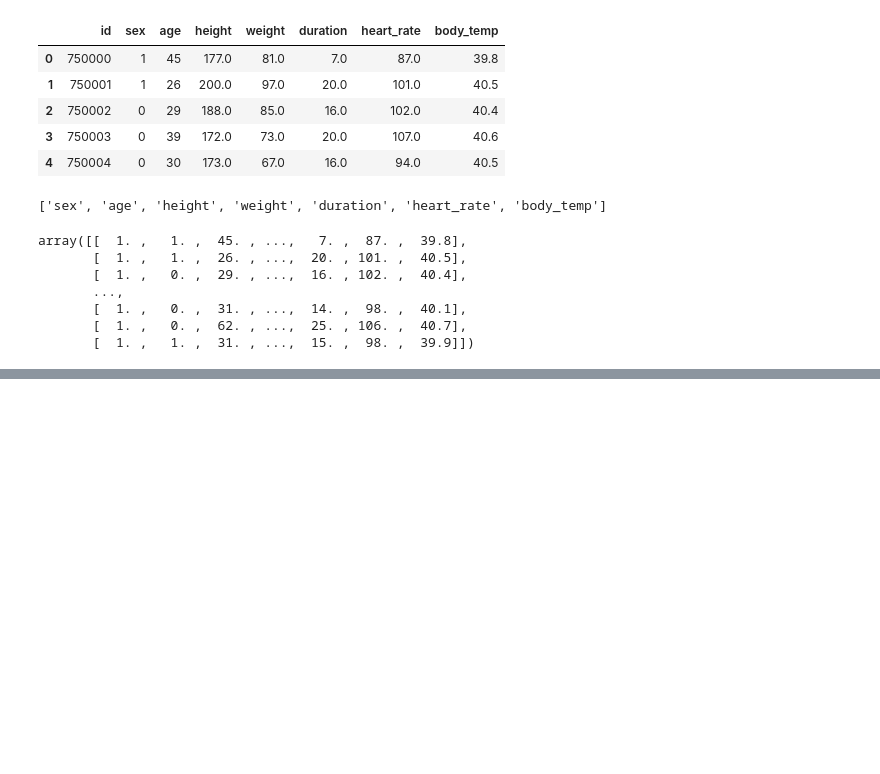
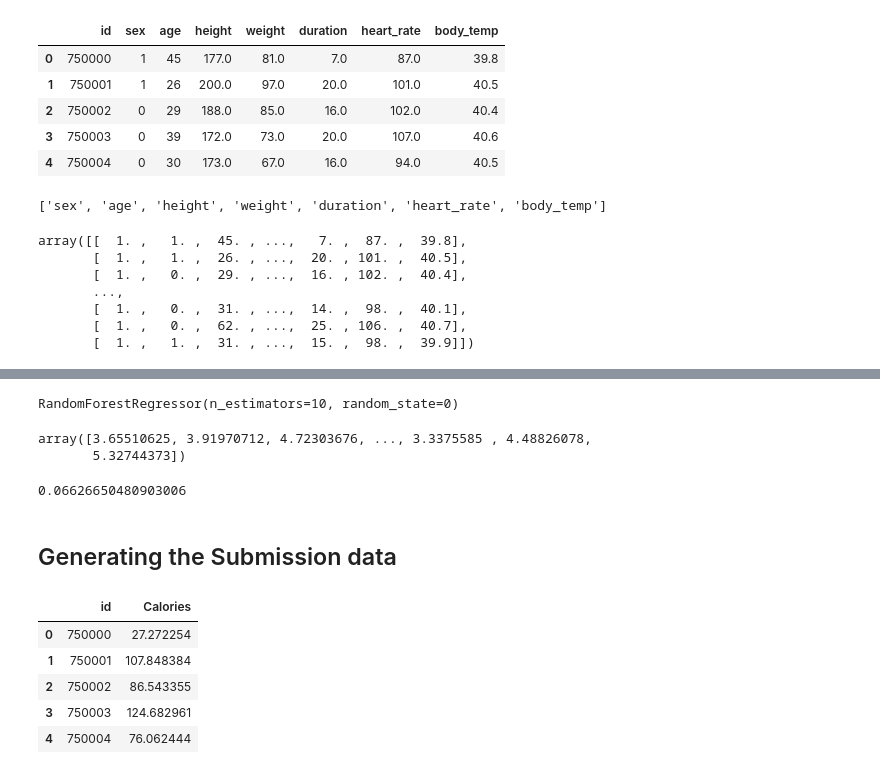
Before and after one commit to ten-jampa/kaggle_competitions, a Jupyter notebook: calorie-predictor.ipynb, the cells around one changed output, grey strips where cells are left out. Cells and saved outputs as stored; diff of their text form; code cells hidden in the pictures; blank space fills up the shorter version.

Commit message:
Kaggle Notebook | Calorie_predictor | Version 10

```diff
--- a/calorie-predictor.ipynb
+++ b/calorie-predictor.ipynb
@@ -520,0 +625,48 @@ df_sub.to_csv('submission.csv', index=False)
+# %%
+from sklearn.ensemble import RandomForestRegressor
+
+rf_model = RandomForestRegressor(n_estimators=10, random_state=0)
+# %%
+rf_model.fit(X_train, y_train)
+# %% [output]
+RandomForestRegressor(n_estimators=10, random_state=0)
+# %%
+y_pred_log_rf = rf_model.predict(X_val)
+y_pred_log_rf
+# %% [output]
+array([3.65510625, 3.91970712, 4.72303676, ..., 3.3375585 , 4.48826078,
+       5.32744373])
+# %%
+print(get_RMSLE(y_test, X_test, rf_model))
+# %% [output]
+0.06626650480903006
+# %% [markdown]
+## Generating the Submission data
+# %%
+### Submission Generator Function
+
+def generate_submission(df_sub, model):
+    X_sub = df_submission[sub_features].values
+    ones = np.ones(X_sub.shape[0])
+    X_sub = np.column_stack([ones, X_sub])
+
+    y_sub_log = model.predict(X_sub)
+    y_sub_preds = np.expm1(y_sub_log)
+
+    df_sub = np.column_stack([df_submission.id.values, y_sub_preds])
+    df_sub = pd.DataFrame(df_sub)
+    df_sub.columns = ['id', 'Calories']
+    df_sub.id = df_sub.id.astype(int)
+
+    return df_sub
+# %%
+sub__ = generate_submission(df_submission, rf_model)
+# %%
+sub__.head()
+# %% [output]
+|  | id | Calories |
+| 0 | 750000 | 27.272254 |
+| 1 | 750001 | 107.848384 |
+| 2 | 750002 | 86.543355 |
+| 3 | 750003 | 124.682961 |
+| 4 | 750004 | 76.062444 |
```
Also changed, not shown: parts of 36 cells of this notebook.
